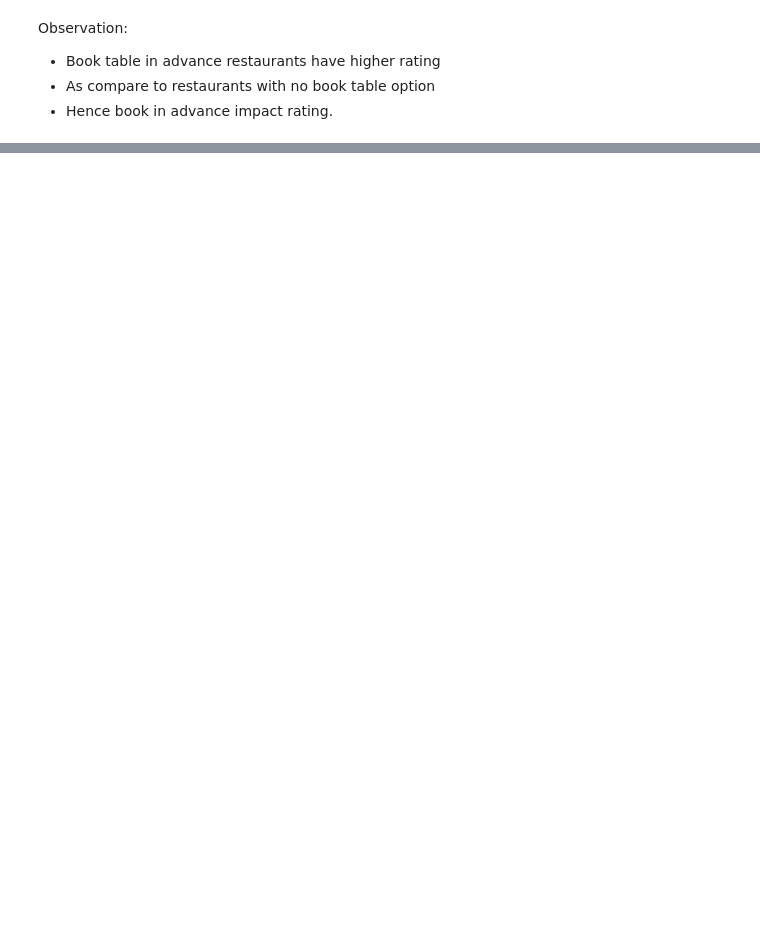
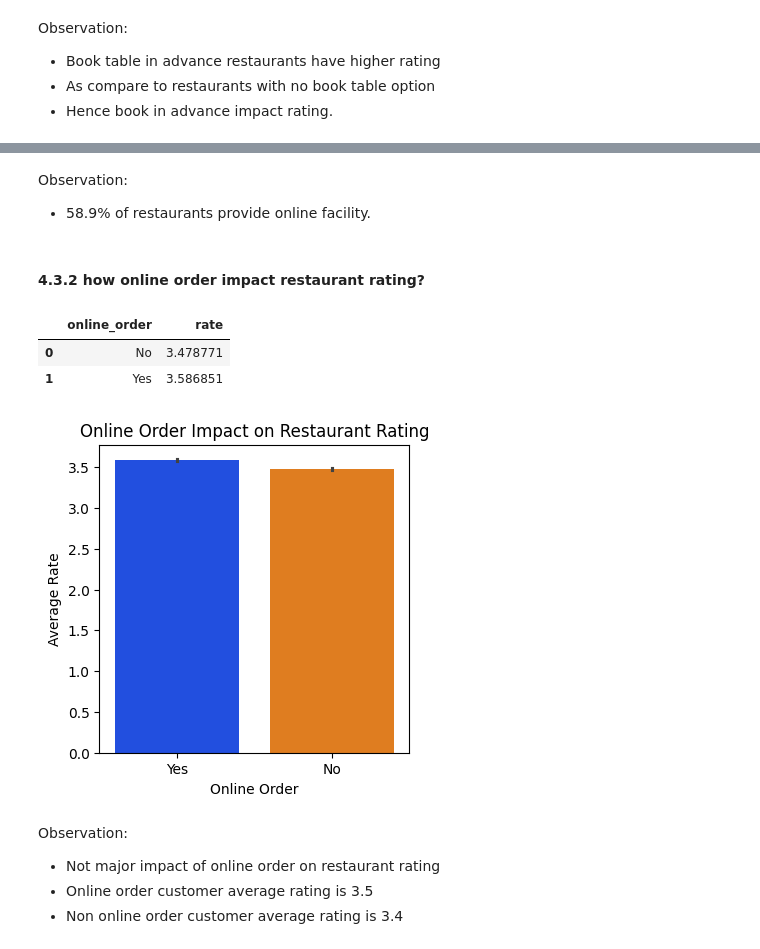
Before and after one commit to KrishKanojia/restaurant-rating-prediction, a Jupyter notebook: notebook/1. EDA RESTAURANT RATING.ipynb, the cells around one changed output, grey strips where cells are left out. Drawn from its saved outputs; the diff is of its cells as text; code cells hidden in the pictures; blank space fills up the shorter version.

```diff
--- a/notebook/1. EDA RESTAURANT RATING.ipynb
+++ b/notebook/1. EDA RESTAURANT RATING.ipynb
@@ -289,0 +301,30 @@ Observation:
+# %% [markdown]
+Observation:
+- 58.9% of restaurants provide online facility.
+# %% [markdown]
+#### 4.3.2 how online order impact restaurant rating?
+# %%
+online_order = df.groupby('online_order')['rate'].mean()
+
+# Convert the Series to a DataFrame
+online_order_df = online_order.reset_index()
+online_order_df
+# %% [output]
+|  | online_order | rate |
+| 0 | No | 3.478771 |
+| 1 | Yes | 3.586851 |
+# %%
+# Create a bar plot
+plt.figure(figsize=(4,4))
+sns.barplot(x=df['online_order'],y=df['rate'],data=online_order_df,palette='bright')
+plt.xlabel('Online Order')
+plt.ylabel('Average Rate')
+plt.title('Online Order Impact on Restaurant Rating')
+plt.show()
+# %% [output]
+[figure, added]
+# %% [markdown]
+Observation:
+- Not major impact of online order on restaurant rating
+- Online order customer average rating is 3.5
+- Non online order customer average rating is 3.4
```
Also changed, not shown: parts of 5 cells of this notebook.
